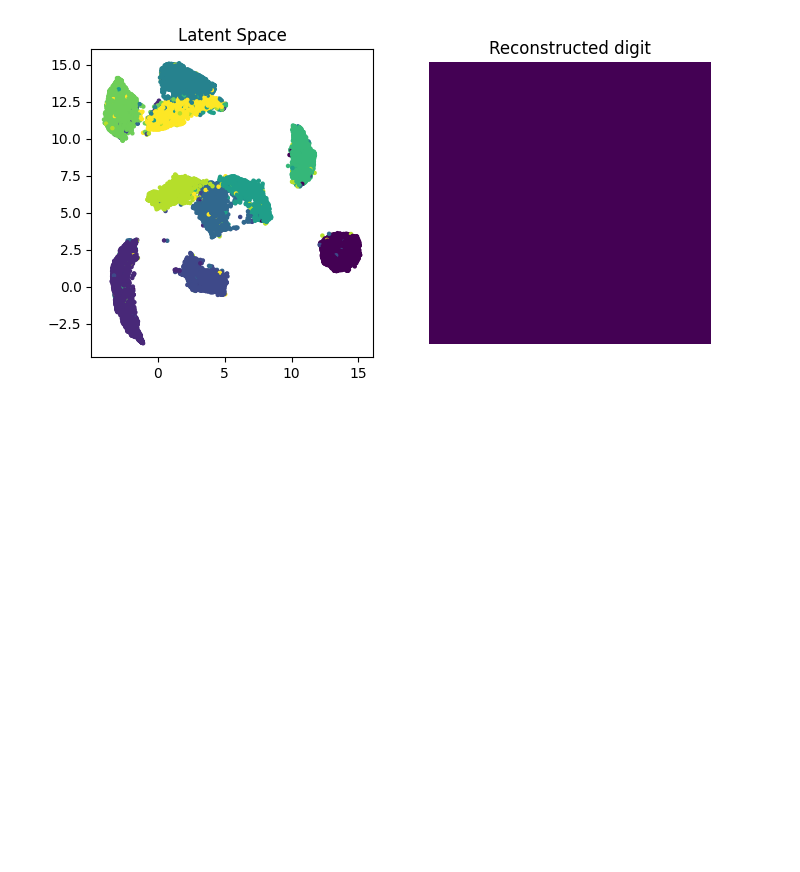
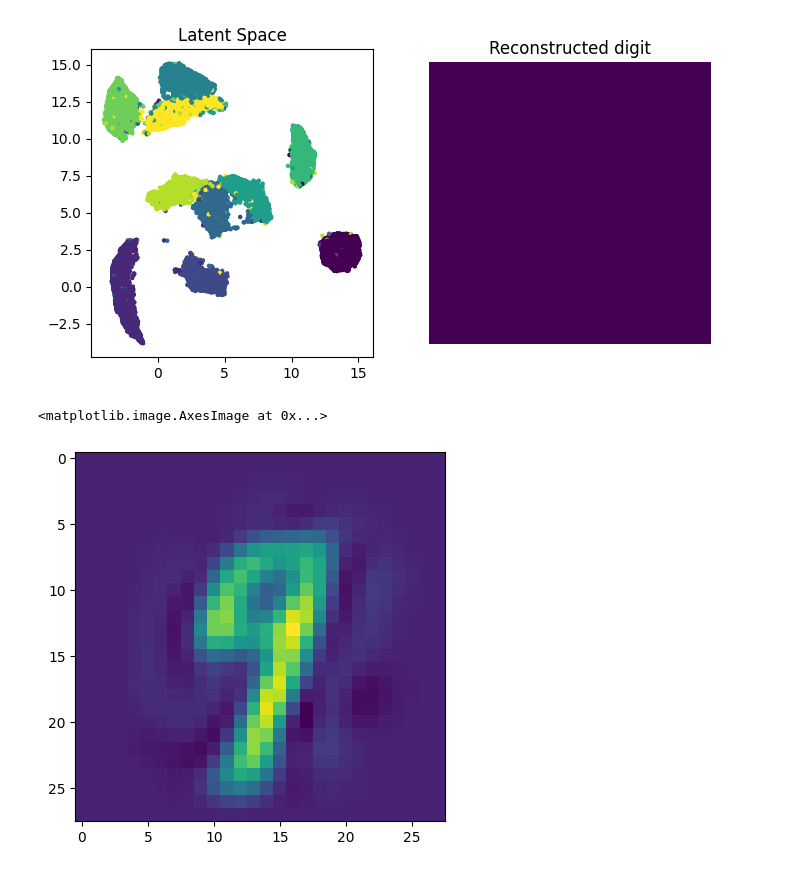
Before and after one commit to StarDylan/FlowMatching, a Jupyter notebook: MNIST_Latent_Space_Flow_Matching_Demo.ipynb, the cells around one changed output. Drawn from its saved outputs; the diff is of its cells as text; code cells hidden in the pictures; blank space fills up the shorter version.

```diff
--- a/MNIST_Latent_Space_Flow_Matching_Demo.ipynb
+++ b/MNIST_Latent_Space_Flow_Matching_Demo.ipynb
@@ -240,3 +243,10 @@ fig.canvas.mpl_connect('button_press_event', on_click)
 plt.show()
 # %% [output]
 [figure]
+# %%
+inv_img = pca_umap_pipeline.inverse_transform([[math]]).reshape(28, 28)
+# %%
+plt.imshow(inv_img)
+# %% [output]
+<matplotlib.image.AxesImage at 0x...>
+[figure, added]
```
Also changed, not shown: parts of 6 cells of this notebook.
